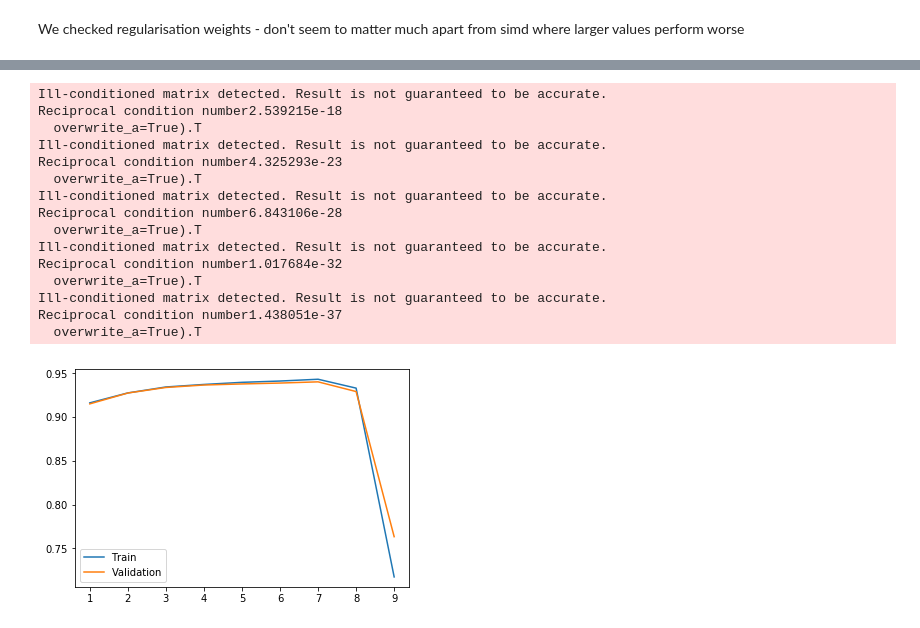
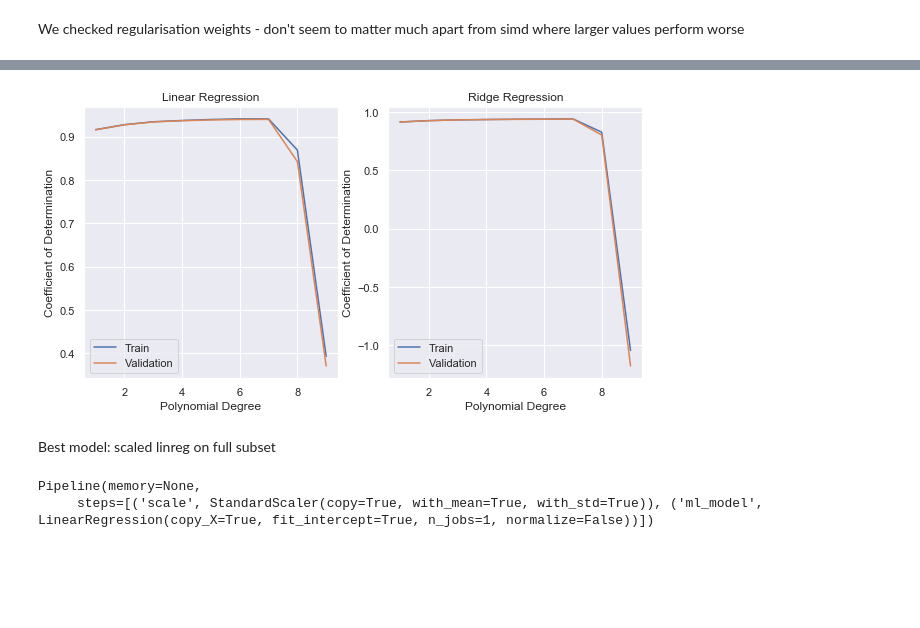
Before and after one commit to TheStek/Railway-Fares, a Jupyter notebook: Code/3. ML/Linear Regression.ipynb, the cells around one changed output, grey strips where cells are left out. Cells and saved outputs as stored; diff of their text form; code cells hidden in the pictures; blank space fills up the shorter version.

```diff
--- a/Code/3. ML/Linear Regression.ipynb
+++ b/Code/3. ML/Linear Regression.ipynb
@@ -3,6 +3,7 @@ import numpy as np
 import pandas as pd
 import matplotlib.pyplot as plt
 import seaborn as sns
+sns.set_theme()
 
 from data_helper import *
 
@@ -25,3 +22,7 @@ for n_features in range(1, 15):
+# %%
+pca_values = {'dist': 1, 'dist_time': 2, 'dist_remoteness': 6, 'full': 8, 'simd': 11}
+for subset in pca_values.keys():
+    fit_and_evaluate_ML_model(PCA_model, "pca_linreg", dataset_in, subset, log_name, final_model = LinearRegression, n_components = pca_values[subset])
 # %% [markdown]
 We broadly see that normalization doesn't matter
 # %%
@@ -35,7 +36,7 @@ for subset in subsets:
     for alpha in alpha_vals:
         model = Ridge(alpha = alpha)
         model.fit(dataset_in["train"][subset], dataset_in["train"]["y"])
-        subset_scores[subset].append(model.score(dataset_in["val"][subset], dataset_in["val"]["y"]))
+        subset_scores[subset].append((alpha, model.score(dataset_in["val"][subset], dataset_in["val"]["y"])))
 # %%
 subset_scores
 # %% [output]
@@ -114,34 +150,29 @@ plt.show()
-# %%
-train_scores = []
-val_scores = []
-K = 10
-
-
-for k in range(1, K):
-    model = Pipeline([("poly", PolynomialFeatures(degree = k)), ("linreg_reg", Ridge(alpha = 1))])
-    model.fit(X_train, y_train)
-    train_scores.append(model.score(X_train, y_train))
-    val_scores.append(model.score(X_val, y_val))
-
-
-plt.plot(range(1, K), train_scores, label = "Train")
-plt.plot(range(1, K), val_scores, label = "Validation")
-plt.legend()
-plt.show()
-# %% [output]
-Ill-conditioned matrix detected. Result is not guaranteed to be accurate.
-Reciprocal condition number2.539215e-18
-  overwrite_a=True).T
-Ill-conditioned matrix detected. Result is not guaranteed to be accurate.
-Reciprocal condition number4.325293e-23
-  overwrite_a=True).T
-Ill-conditioned matrix detected. Result is not guaranteed to be accurate.
-Reciprocal condition number6.843106e-28
-  overwrite_a=True).T
-Ill-conditioned matrix detected. Result is not guaranteed to be accurate.
-Reciprocal condition number1.017684e-32
-  overwrite_a=True).T
-Ill-conditioned matrix detected. Result is not guaranteed to be accurate.
-Reciprocal condition number1.438051e-37
-  overwrite_a=True).T
-[figure, removed]
+# %%
+fig, ax = plt.subplots(1, 2)
+fig.set_size_inches(10, 5)
+
+ax[0].plot(range(1, K), linreg_train_scores, label = "Train")
+ax[0].plot(range(1, K), linreg_val_scores, label = "Validation")
+ax[0].legend()
+ax[0].title.set_text("Linear Regression")
+ax[0].set_xlabel("Polynomial Degree")
+ax[0].set_ylabel("Coefficient of Determination")
+
+ax[1].plot(range(1, K), ridge_train_scores, label = "Train")
+ax[1].plot(range(1, K), ridge_val_scores, label = "Validation")
+ax[1].legend()
+ax[1].title.set_text("Ridge Regression")
+ax[1].set_xlabel("Polynomial Degree")
+ax[1].set_ylabel("Coefficient of Determination")
+
+plt.savefig(r"C:\Users\User\Documents\4. Fourth Year\Project\Write Up Artifacts\ML\poly_linreg.png", dpi = 300)
+# %% [output]
+[figure, added]
+# %% [markdown]
+Best model: scaled linreg on full subset
+# %%
+best_model = scaled_model(final_model = LinearRegression)
+best_model.fit(dataset_in["train"]["full"], dataset_in["train"]["y"])
+# %% [output]
+Pipeline(memory=None,
+     steps=[('scale', StandardScaler(copy=True, with_mean=True, with_std=True)), ('ml_model', LinearRegression(copy_X=True, fit_intercept=True, n_jobs=1, normalize=False))])
```
Also changed, not shown: parts of 7 cells of this notebook, 16 other files.
